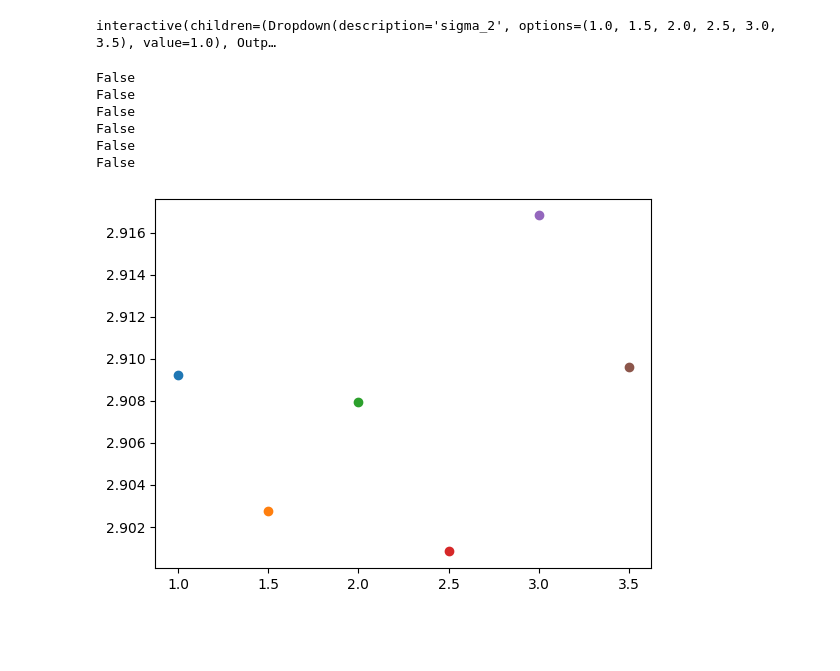
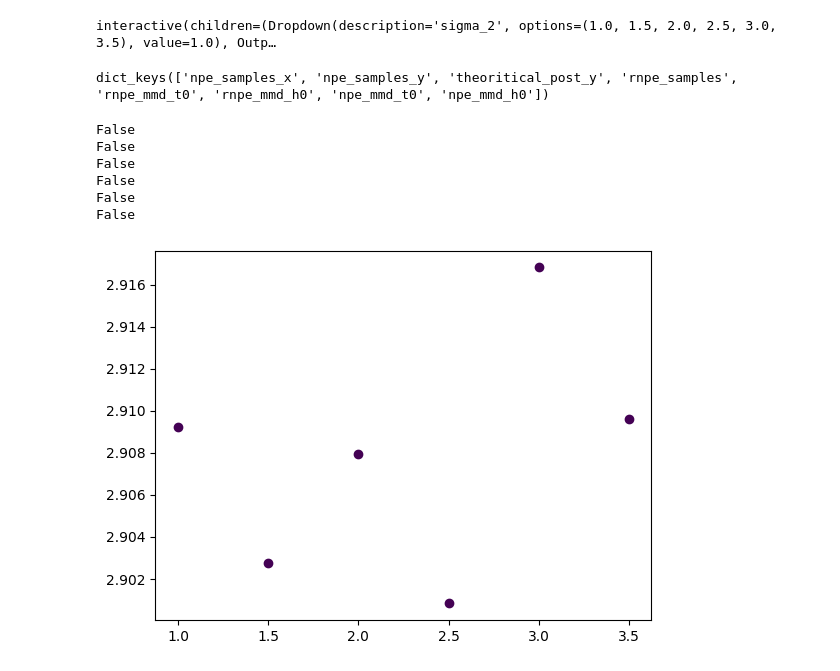
Before and after one commit to MouzaouiMatthieu/PFE, a Jupyter notebook: RNPE_gaussian.ipynb, the cells around one changed output. Drawn from its saved outputs; the diff is of its cells as text; code cells hidden in the pictures; blank space fills up the shorter version.

```diff
--- a/RNPE_gaussian.ipynb
+++ b/RNPE_gaussian.ipynb
@@ -364,7 +363,10 @@ plt.show()
 # %%
 # Define the proposal function
+proposal_data = q_x_NF().sample((M+warm_up_steps,))
 def proposal(x_curr):
-    return x_curr + torch.distributions.Normal(0, 1).sample(x_curr.shape).to(device)
+    idx = torch.randint(M+warm_up_steps,(1,))
+    return proposal_data[idx]
+    #return x_curr + torch.distributions.Normal(0, 1).sample(x_curr.shape).to(device)
 
 
 # Define the f function
@@ -417,3 +484,6 @@ def mcmc(x0, warm_up_steps, M, y0, rho, sigma, tau, q_x_NF):
+# %%
+test_xm = MyMCMC(task.y0_scaled.squeeze(), tau, sigma, rho, q_x_NF)
+xm = test_xm.sample(M,warm_up_steps, torch.zeros(1,2))
 # %%
 with torch.no_grad():
     xm = mcmc(
@@ -617,16 +683,8 @@ def compute_rnpe_npe(
         q_x_NF = create_train_unconditional_flow(task)
         with torch.no_grad():
             print()
-            xm = mcmc(
-                torch.zeros(1, 2).to(device),
-                warm_up_steps,
-                M,
-                task.y0_scaled.squeeze().to(device),
-                rho,
-                sigma,
-                tau,
-                q_x_NF,
-            )
+            mcmc_sampler = MyMCMC(task.y0_scaled.squeeze(), tau, sigma, rho, q_x_NF)
+            xm = mcmc_sampler.sample(M, warm_up_steps, torch.zeros(1, 2))
 
         npe_samples_x = q_NPE.flow(task.x0_scaled).sample((M,))
         npe_samples_y = q_NPE.flow(task.y0_scaled).sample((M,))
@@ -718,7 +776,7 @@ with tqdm(sigmas_2, unit="Sigma²", desc="Corruption") as tq:
 3.5
 # %%
 import pickle
-with open("donnees", "wb") as f:
+with open("donnees_mcmc_upgrade", "wb") as f:
     pickle.dump(donnees, f)
 # %%
 import pickle
@@ -787,15 +845,19 @@ def plot_posteriors_widget(sigma_2=1):
     plt.show()
 # %% [output]
 interactive(children=(Dropdown(description='sigma_2', options=(1.0, 1.5, 2.0, 2.5, 3.0, 3.5), value=1.0), Outp…
+# %%
+results[1].keys()
+# %% [output]
+dict_keys(['npe_samples_x', 'npe_samples_y', 'theoritical_post_y', 'rnpe_samples', 'rnpe_mmd_t0', 'rnpe_mmd_h0', 'npe_mmd_t0', 'npe_mmd_h0'])
 # %%
 for _ in sigmas_2:
-    print(results[_]["rnpe_mmd_h0"])
-    plt.scatter(_, results[_]["npe_mmd_t0"])
+    print(results[_]["npe_mmd_h0"])
+    plt.scatter(_, results[_]["npe_mmd_t0"], c=results[_]["npe_mmd_h0"])
 # %% [output]
 False
 False
 False
 False
 False
 False
-[figure, old version]
+[figure, new version]
```
Also changed, not shown: parts of 8 cells of this notebook.
